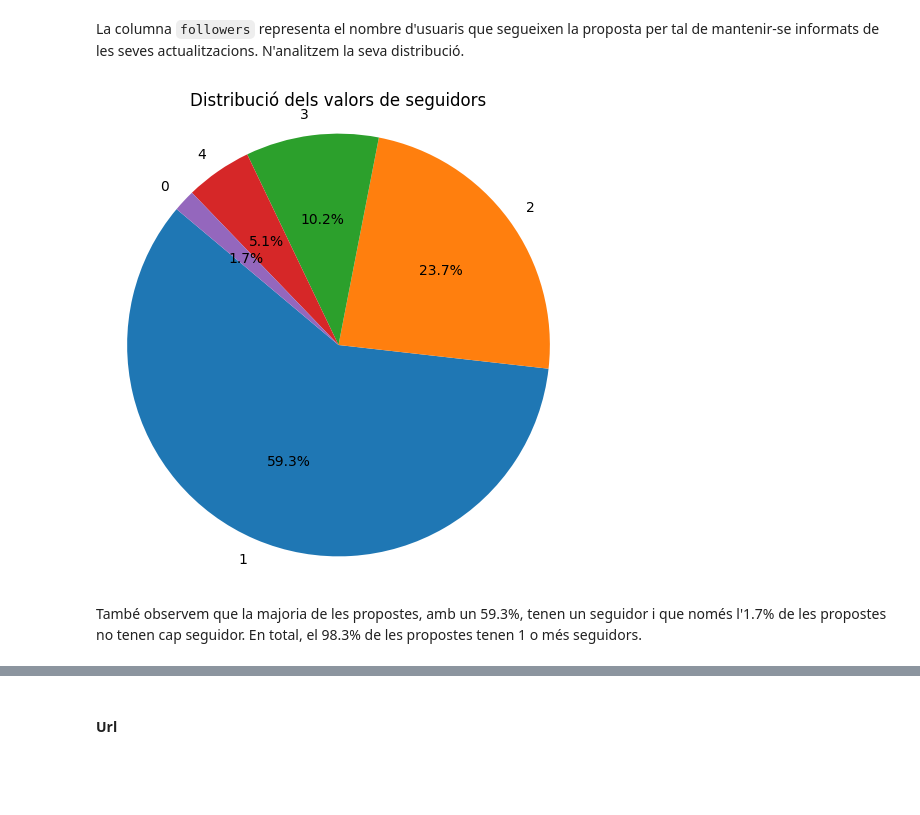
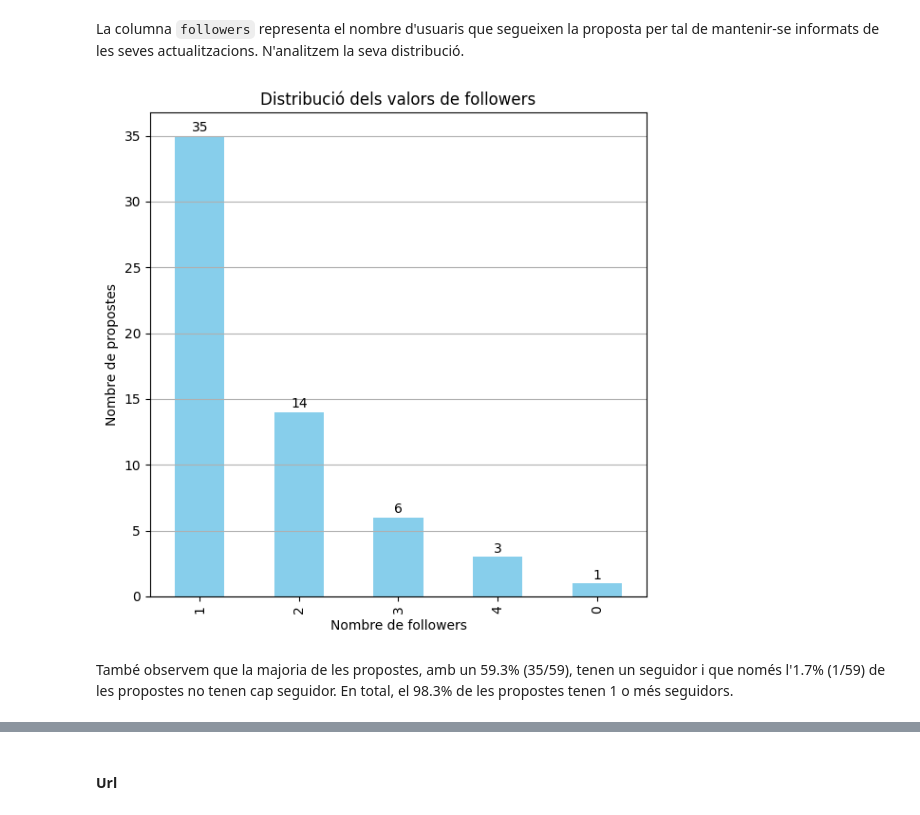
Before and after one commit to NoOPeEKS/dades-assemblea-clima, a Jupyter notebook: exploracio_csv.ipynb, the cells around one changed output, grey strips where cells are left out. Drawn from its saved outputs; the diff is of its cells as text; code cells hidden in the pictures; blank space fills up the shorter version.

Commit message:
Modificats gràfics followers

```diff
--- a/exploracio_csv.ipynb
+++ b/exploracio_csv.ipynb
@@ -441,14 +441,22 @@ print(df_proposals['followers'].nunique())
 5
 # %% [markdown]
 La columna `followers` representa el nombre d'usuaris que segueixen la proposta per tal de mantenir-se informats de les seves actualitzacions. N'analitzem la seva distribució.
-# %%
-values = df_proposals['followers'].value_counts()
-plt.figure(figsize=(6,6))
-plt.pie(values, labels=values.index, autopct='%1.1f%%', startangle=140)
-plt.title("Distribució dels valors de seguidors")
-plt.axis('equal')
-plt.show()
-# %% [output]
-[figure, removed]
+# %%
+valors = df_proposals['followers'].value_counts()
+
+plt.figure(figsize=(6, 6))
+valors.plot(kind='bar', color='skyblue')
+plt.xlabel("Nombre de followers")
+plt.ylabel("Nombre de propostes")
+plt.title("Distribució dels valors de followers")
+
+for i, v in enumerate(valors):
+    plt.text(i, v + 0.1, str(v), ha='center', va='bottom')
+
+plt.grid(axis='y')
+plt.tight_layout()
+plt.show()
+# %% [output]
+[figure, added]
 # %% [markdown]
-També observem que la majoria de les propostes, amb un 59.3%, tenen un seguidor i que només l'1.7% de les propostes no tenen cap seguidor. En total, el 98.3% de les propostes tenen 1 o més seguidors.
+També observem que la majoria de les propostes, amb un 59.3% (35/59), tenen un seguidor i que només l'1.7% (1/59) de les propostes no tenen cap seguidor. En total, el 98.3% de les propostes tenen 1 o més seguidors.
```
Also changed, not shown: parts of 3 cells of this notebook.
